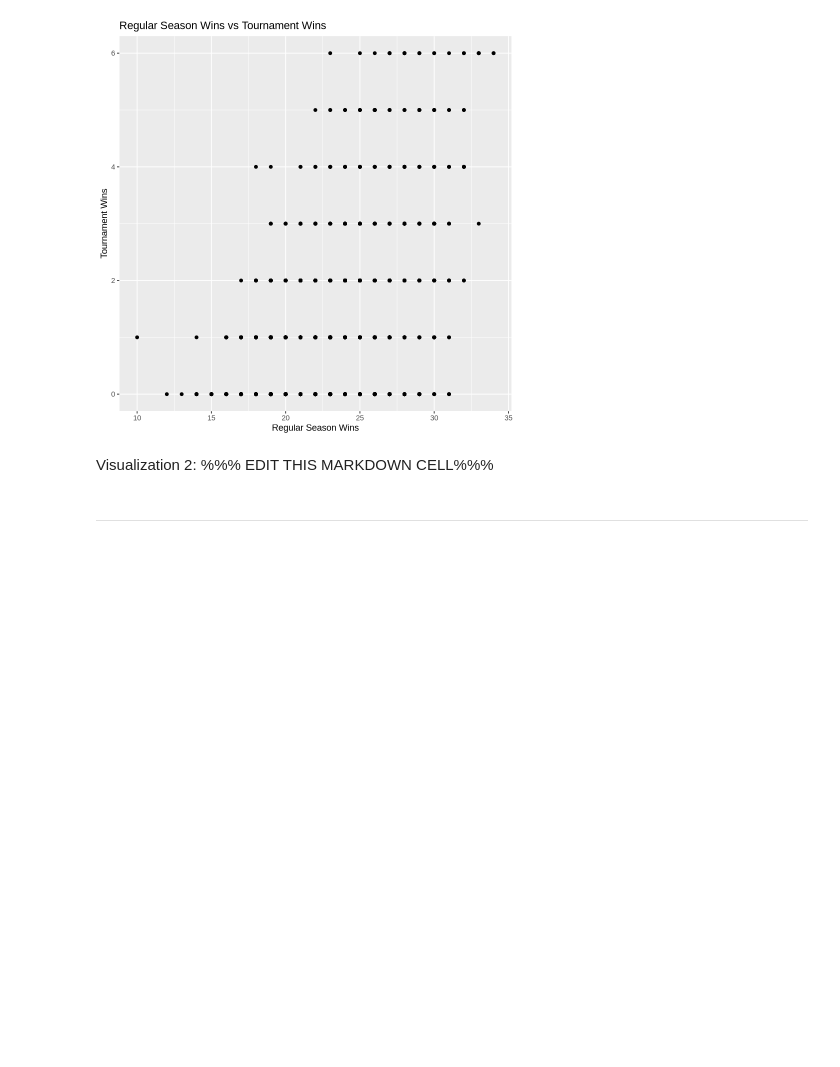
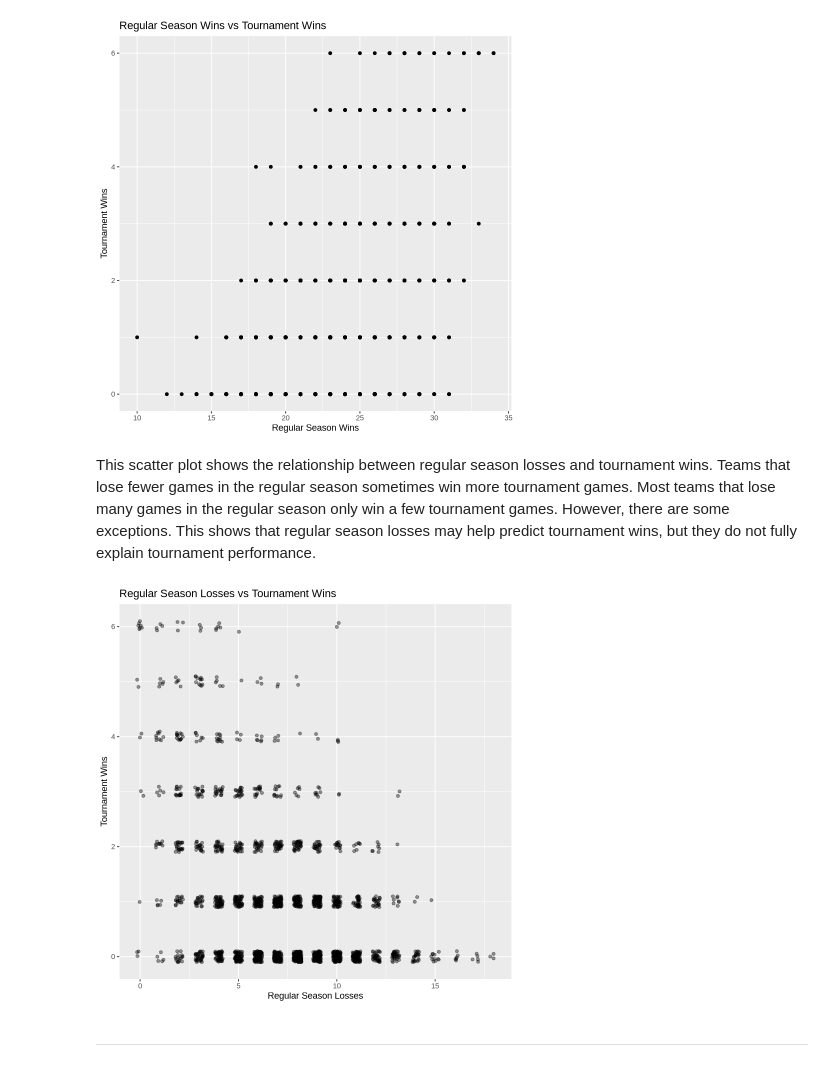
Before and after one commit to Severi-LI/dsci-100-project-Severi-LI, a Jupyter notebook: dsci-100-project-notebook.ipynb, the cells around one changed output. Cells and saved outputs as stored; diff of their text form; code cells hidden in the pictures; blank space fills up the shorter version.

```diff
--- a/dsci-100-project-notebook.ipynb
+++ b/dsci-100-project-notebook.ipynb
@@ -398,9 +398,17 @@ visual1
 # %% [output]
 [figure]
 # %% [markdown]
-Visualization 2: %%% EDIT THIS MARKDOWN CELL%%%
+This scatter plot shows the relationship between regular season losses and tournament wins. Teams that lose fewer games in the regular season sometimes win more tournament games. Most teams that lose many games in the regular season only win a few tournament games. However, there are some exceptions. This shows that regular season losses may help predict tournament wins, but they do not fully explain tournament performance.
 # %%
-### EDIT THIS CODE CELL FOR VISUALIZATION 2###
+visual2 <- ggplot(basketball_filter,
+                  aes(x = reg_losses, y = tourney_wins)) +
+geom_jitter(width = 0.2, height = 0.1, alpha = 0.4) +
+labs(x = "Regular Season Losses",
+     y = "Tournament Wins",
+     title = "Regular Season Losses vs Tournament Wins")
+visual2
+# %% [output]
+[figure, added]
 # %% [markdown]
 ------
 # %% [markdown]
```
Also changed, not shown: parts of 1 cell of this notebook.
